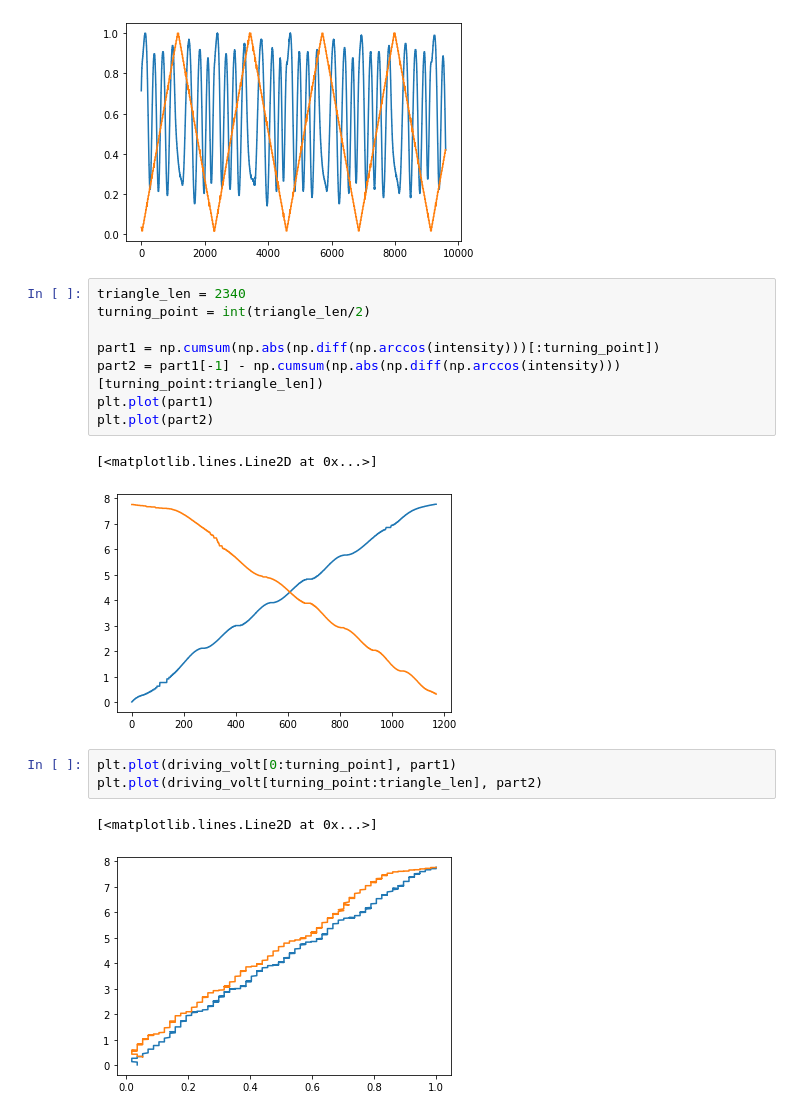
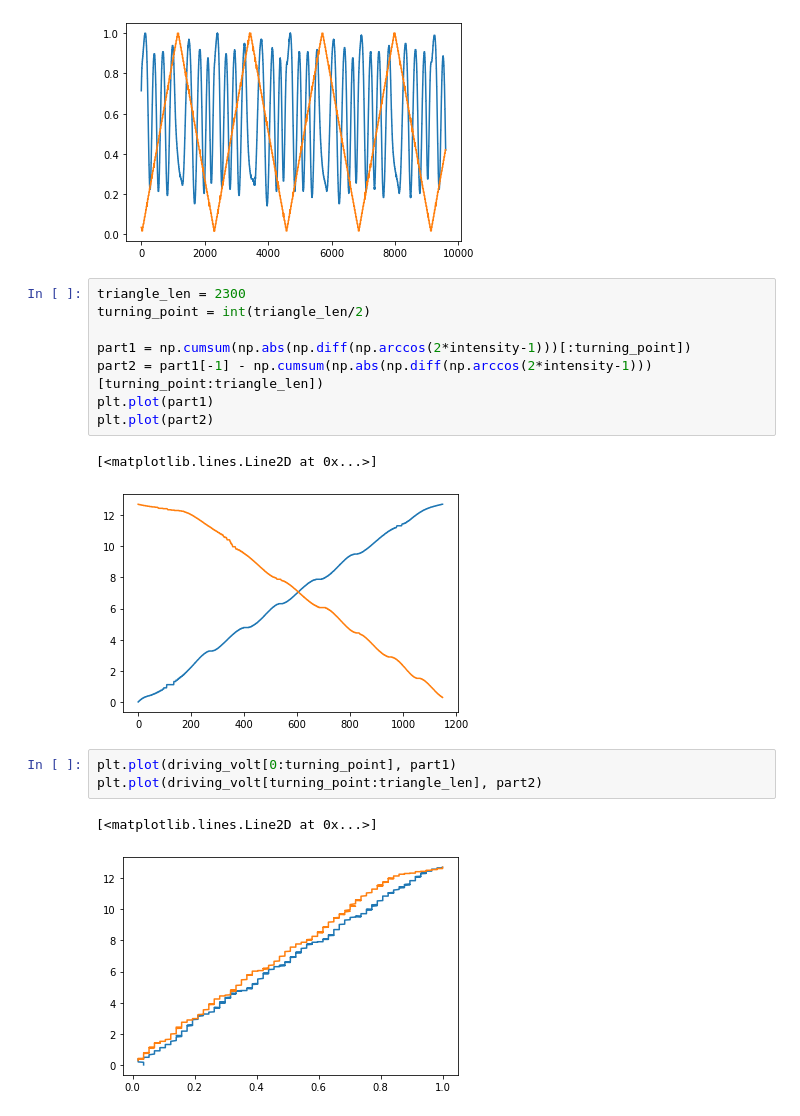
Before and after one commit to ttlindkvist/exphys2, a Jupyter notebook: MM Interferometer/mm interfero.ipynb, the cells around one changed output. Saved outputs shown, nothing was run; the diff lists cells and outputs as text.

Commit message:
proper arccos

```diff
--- a/MM Interferometer/mm interfero.ipynb
+++ b/MM Interferometer/mm interfero.ipynb
@@ -26,19 +26,19 @@ plt.plot(driving_volt)
 [<matplotlib.lines.Line2D at 0x...>]
 [figure]
 # %%
-triangle_len = 2340
+triangle_len = 2300
 turning_point = int(triangle_len/2)
 
-part1 = np.cumsum(np.abs(np.diff(np.arccos(intensity)))[:turning_point])
-part2 = part1[-1] - np.cumsum(np.abs(np.diff(np.arccos(intensity)))[turning_point:triangle_len])
+part1 = np.cumsum(np.abs(np.diff(np.arccos(2*intensity-1)))[:turning_point])
+part2 = part1[-1] - np.cumsum(np.abs(np.diff(np.arccos(2*intensity-1)))[turning_point:triangle_len])
 plt.plot(part1)
 plt.plot(part2)
 # %% [output]
 [<matplotlib.lines.Line2D at 0x...>]
-[figure, old version]
+[figure, new version]
 # %%
 plt.plot(driving_volt[0:turning_point], part1)
 plt.plot(driving_volt[turning_point:triangle_len], part2)
 # %% [output]
 [<matplotlib.lines.Line2D at 0x...>]
-[figure, old version]
+[figure, new version]
```
